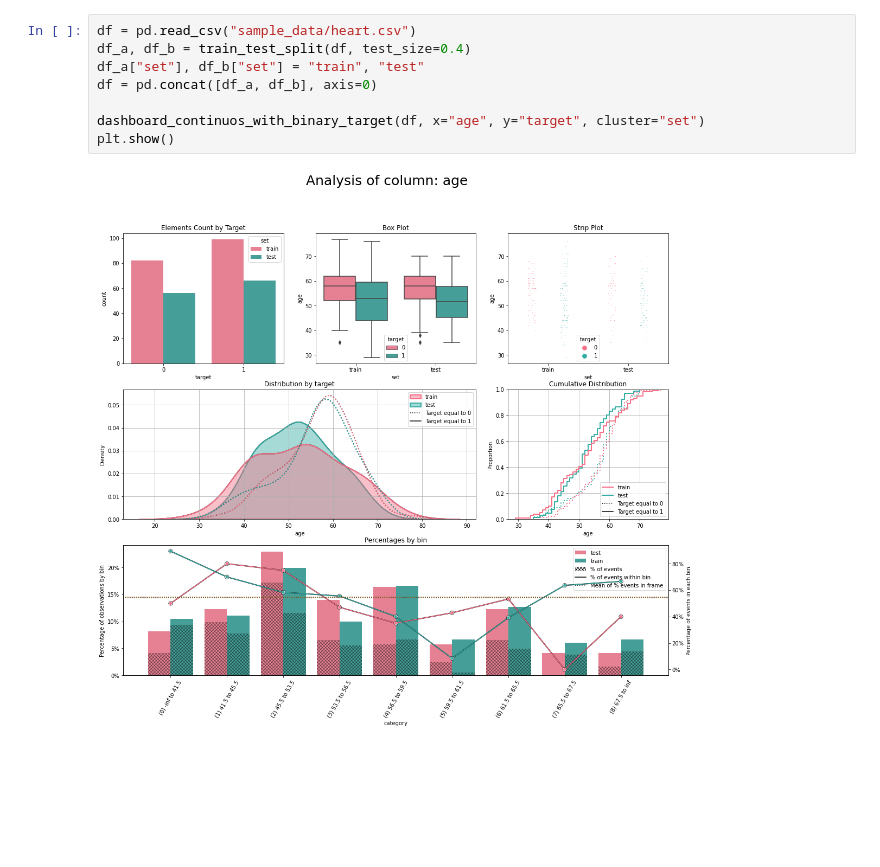
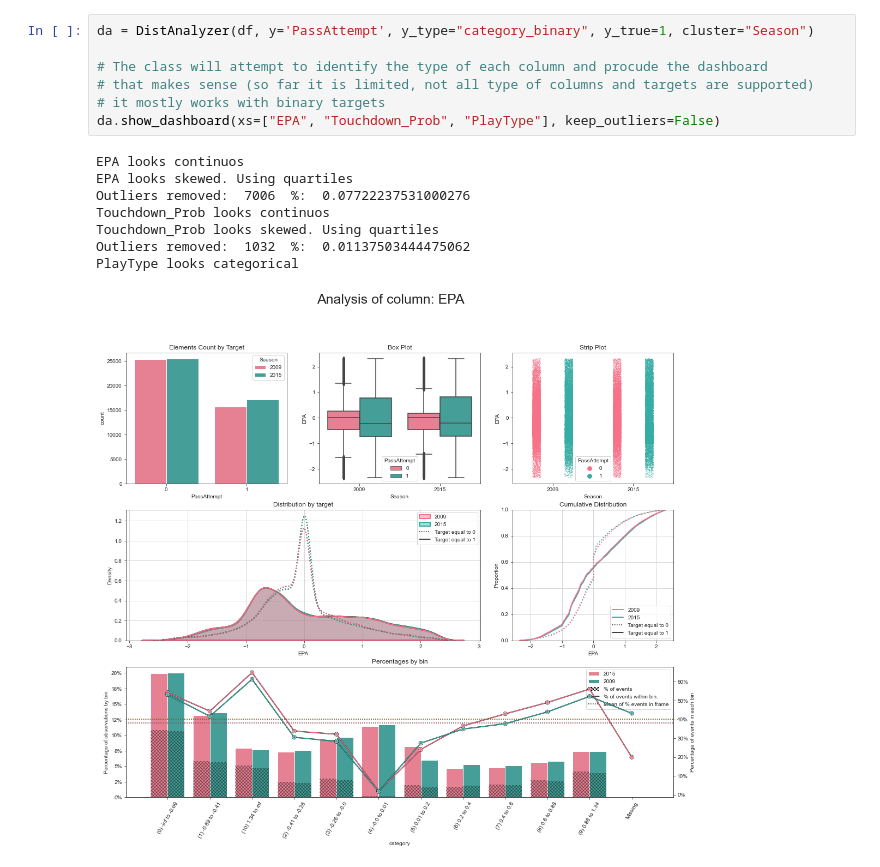
Before and after one commit to FedericoMontana/instrumentum, a Jupyter notebook: docs/examples_plots.ipynb, the cells around one changed output. Cells and saved outputs as stored; diff of their text form; blank space fills up the shorter version.

```diff
--- a/docs/examples_plots.ipynb
+++ b/docs/examples_plots.ipynb
@@ -21,10 +40,16 @@ The autoreload extension is already loaded. To reload it, use:
-# %%
-df = pd.read_csv("sample_data/heart.csv")
-df_a, df_b = train_test_split(df, test_size=0.4)
-df_a["set"], df_b["set"] = "train", "test"
-df = pd.concat([df_a, df_b], axis=0)
-
-dashboard_continuos_with_binary_target(df, x="age", y="target", cluster="set")
-plt.show()
-# %% [output]
-[figure, removed]
+# %%
+da = DistAnalyzer(df, y='PassAttempt', y_type="category_binary", y_true=1, cluster="Season")
+
+# The class will attempt to identify the type of each column and procude the dashboard
+# that makes sense (so far it is limited, not all type of columns and targets are supported)
+# it mostly works with binary targets
+da.show_dashboard(xs=["EPA", "Touchdown_Prob", "PlayType"], keep_outliers=False)
+# %% [output]
+EPA looks continuos
+EPA looks skewed. Using quartiles
+Outliers removed:  7006  %:  0.07722237531000276
+Touchdown_Prob looks continuos
+Touchdown_Prob looks skewed. Using quartiles
+Outliers removed:  1032  %:  0.01137503444475062
+PlayType looks categorical
+[figure, added]
```
Also changed, not shown: parts of 13 cells of this notebook, 13 other files.
